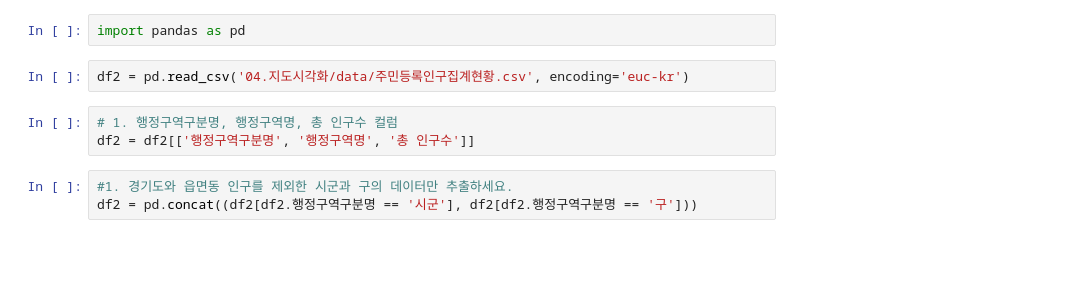
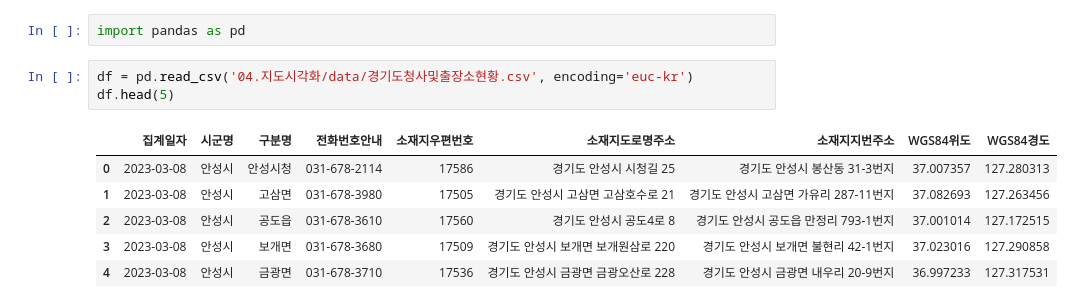
Before and after one commit to rawmouse96/DataAnalysis, a Jupyter notebook: 00.test.ipynb, the cells around one changed output. Cells and saved outputs as stored; diff of their text form; blank space fills up the shorter version.

```diff
--- a/00.test.ipynb
+++ b/00.test.ipynb
@@ -163,10 +8,12 @@ df1.groupby('시군구').sum()
 # %%
 import pandas as pd
 # %%
-df2 = pd.read_csv('04.지도시각화/data/주민등록인구집계현황.csv', encoding='euc-kr')
+df = pd.read_csv('04.지도시각화/data/경기도청사및출장소현황.csv', encoding='euc-kr')
+df.head(5)
+# %% [output]
+|  | 집계일자 | 시군명 | 구분명 | 전화번호안내 | 소재지우편번호 | 소재지도로명주소 | 소재지지번주소 | WGS84위도 | WGS84경도 |
+| 0 | 2023-03-08 | 안성시 | 안성시청 | 031-678-2114 | 17586 | 경기도 안성시 시청길 25 | 경기도 안성시 봉산동 31-3번지 | 37.007357 | 127.280313 |
+| 1 | 2023-03-08 | 안성시 | 고삼면 | 031-678-3980 | 17505 | 경기도 안성시 고삼면 고삼호수로 21 | 경기도 안성시 고삼면 가유리 287-11번지 | 37.082693 | 127.263456 |
+| 2 | 2023-03-08 | 안성시 | 공도읍 | 031-678-3610 | 17560 | 경기도 안성시 공도4로 8 | 경기도 안성시 공도읍 만정리 793-1번지 | 37.001014 | 127.172515 |
+| 3 | 2023-03-08 | 안성시 | 보개면 | 031-678-3680 | 17509 | 경기도 안성시 보개면 보개원삼로 220 | 경기도 안성시 보개면 불현리 42-1번지 | 37.023016 | 127.290858 |
+| 4 | 2023-03-08 | 안성시 | 금광면 | 031-678-3710 | 17536 | 경기도 안성시 금광면 금광오산로 228 | 경기도 안성시 금광면 내우리 20-9번지 | 36.997233 | 127.317531 |
-# %%
-# 1. 행정구역구분명, 행정구역명, 총 인구수 컬럼
-df2 = df2[['행정구역구분명', '행정구역명', '총 인구수']]
-# %%
-#1. 경기도와 읍면동 인구를 제외한 시군과 구의 데이터만 추출하세요.
-df2 = pd.concat((df2[df2.행정구역구분명 == '시군'], df2[df2.행정구역구분명 == '구']))
```
Also changed, not shown: parts of 35 cells of this notebook, 23 other files.
